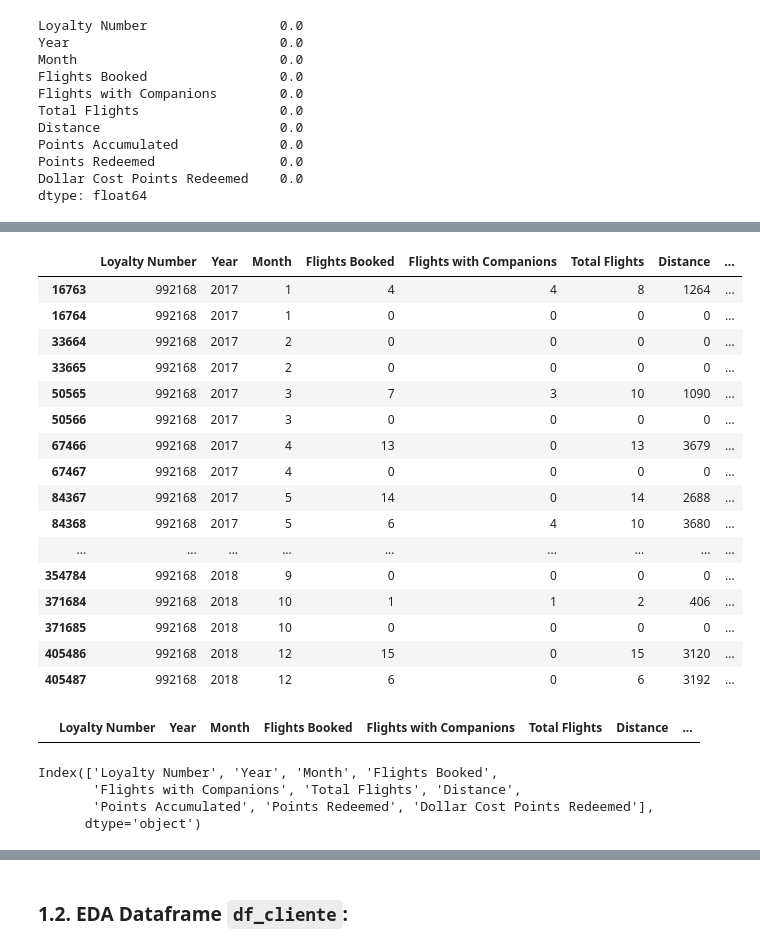
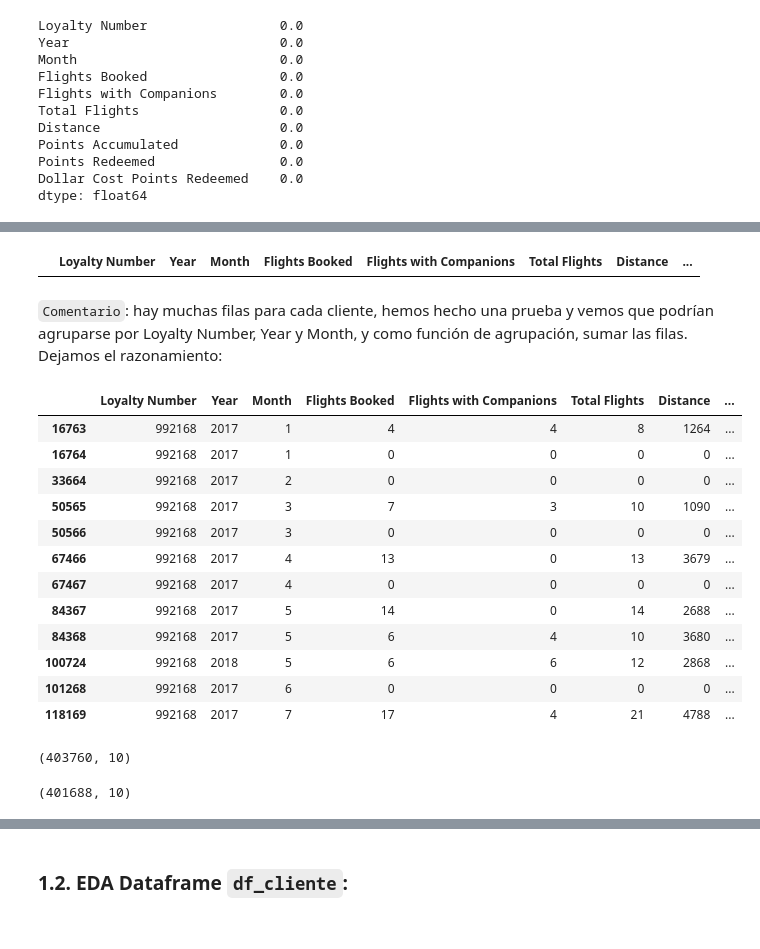
Before and after one commit to Adalab/bda-modulo-3-evaluacion-final-sansisimon, a Jupyter notebook: fase-1.ipynb, the cells around one changed output, grey strips where cells are left out. Cells and saved outputs as stored; diff of their text form; code cells hidden in the pictures.

```diff
--- a/pruebas.ipynb
+++ b/fase-1.ipynb
@@ -108,24 +95,3 @@ df_vuelo[df_vuelo.duplicated(keep=False)].sort_values('Loyalty Number')
-# %%
-df_vuelo[df_vuelo['Loyalty Number'] == 992168] #compruebo por si acaso, pero parece qe sí.
-#Compruebo con el último cliente q sale duplicado
-# %% [output]
-|  | Loyalty Number | Year | Month | Flights Booked | Flights with Companions | Total Flights | Distance | ... |
-| 16763 | 992168 | 2017 | 1 | 4 | 4 | 8 | 1264 | ... |
-| 16764 | 992168 | 2017 | 1 | 0 | 0 | 0 | 0 | ... |
-| 33664 | 992168 | 2017 | 2 | 0 | 0 | 0 | 0 | ... |
-| 33665 | 992168 | 2017 | 2 | 0 | 0 | 0 | 0 | ... |
-| 50565 | 992168 | 2017 | 3 | 7 | 3 | 10 | 1090 | ... |
-| 50566 | 992168 | 2017 | 3 | 0 | 0 | 0 | 0 | ... |
-| 67466 | 992168 | 2017 | 4 | 13 | 0 | 13 | 3679 | ... |
-| 67467 | 992168 | 2017 | 4 | 0 | 0 | 0 | 0 | ... |
-| 84367 | 992168 | 2017 | 5 | 14 | 0 | 14 | 2688 | ... |
-| 84368 | 992168 | 2017 | 5 | 6 | 4 | 10 | 3680 | ... |
-| ... | ... | ... | ... | ... | ... | ... | ... | ... |
-| 354784 | 992168 | 2018 | 9 | 0 | 0 | 0 | 0 | ... |
-| 371684 | 992168 | 2018 | 10 | 1 | 1 | 2 | 406 | ... |
-| 371685 | 992168 | 2018 | 10 | 0 | 0 | 0 | 0 | ... |
-| 405486 | 992168 | 2018 | 12 | 15 | 0 | 15 | 3120 | ... |
-| 405487 | 992168 | 2018 | 12 | 6 | 0 | 6 | 3192 | ... |
 # %%
 #Eliminamos estos duplicados
 df_vuelo.drop_duplicates(inplace=True)
@@ -134,10 +100,27 @@ df_vuelo.drop_duplicates(inplace=True)
 df_vuelo[df_vuelo.duplicated(keep=False)].sort_values('Loyalty Number')
 # %% [output]
 |  | Loyalty Number | Year | Month | Flights Booked | Flights with Companions | Total Flights | Distance | ... |
+# %% [markdown]
+`Comentario`: hay muchas filas para cada cliente, hemos hecho una prueba y vemos que podrían agruparse por Loyalty Number, Year y Month, y como función de agrupación, sumar las filas. Dejamos el razonamiento:
+# %%
+df_vuelo[df_vuelo['Loyalty Number'] == 992168][:12]
+#el mismo cliente aparece muchas veces.
+#parece que podría agruparse por cliente, year y month y que sumara las filas
+# %% [output]
+|  | Loyalty Number | Year | Month | Flights Booked | Flights with Companions | Total Flights | Distance | ... |
+| 16763 | 992168 | 2017 | 1 | 4 | 4 | 8 | 1264 | ... |
+| 16764 | 992168 | 2017 | 1 | 0 | 0 | 0 | 0 | ... |
+| 33664 | 992168 | 2017 | 2 | 0 | 0 | 0 | 0 | ... |
+| 50565 | 992168 | 2017 | 3 | 7 | 3 | 10 | 1090 | ... |
+| 50566 | 992168 | 2017 | 3 | 0 | 0 | 0 | 0 | ... |
+| 67466 | 992168 | 2017 | 4 | 13 | 0 | 13 | 3679 | ... |
+| 67467 | 992168 | 2017 | 4 | 0 | 0 | 0 | 0 | ... |
+| 84367 | 992168 | 2017 | 5 | 14 | 0 | 14 | 2688 | ... |
+| 84368 | 992168 | 2017 | 5 | 6 | 4 | 10 | 3680 | ... |
+| 100724 | 992168 | 2018 | 5 | 6 | 6 | 12 | 2868 | ... |
+| 101268 | 992168 | 2017 | 6 | 0 | 0 | 0 | 0 | ... |
+| 118169 | 992168 | 2017 | 7 | 17 | 4 | 21 | 4788 | ... |
 # %%
-df_vuelo.columns
+df_vuelo.shape
 # %% [output]
-Index(['Loyalty Number', 'Year', 'Month', 'Flights Booked',
-       'Flights with Companions', 'Total Flights', 'Distance',
-       'Points Accumulated', 'Points Redeemed', 'Dollar Cost Points Redeemed'],
-      dtype='object')
+(403760, 10)
@@ -143,0 +129,4 @@ Index(['Loyalty Number', 'Year', 'Month', 'Flights Booked',
+# %%
+df_vuelo_reducido.shape #2072 filas menos
+# %% [output]
+(401688, 10)
```
Also changed, not shown: parts of 20 cells of this notebook, 2 other files.
